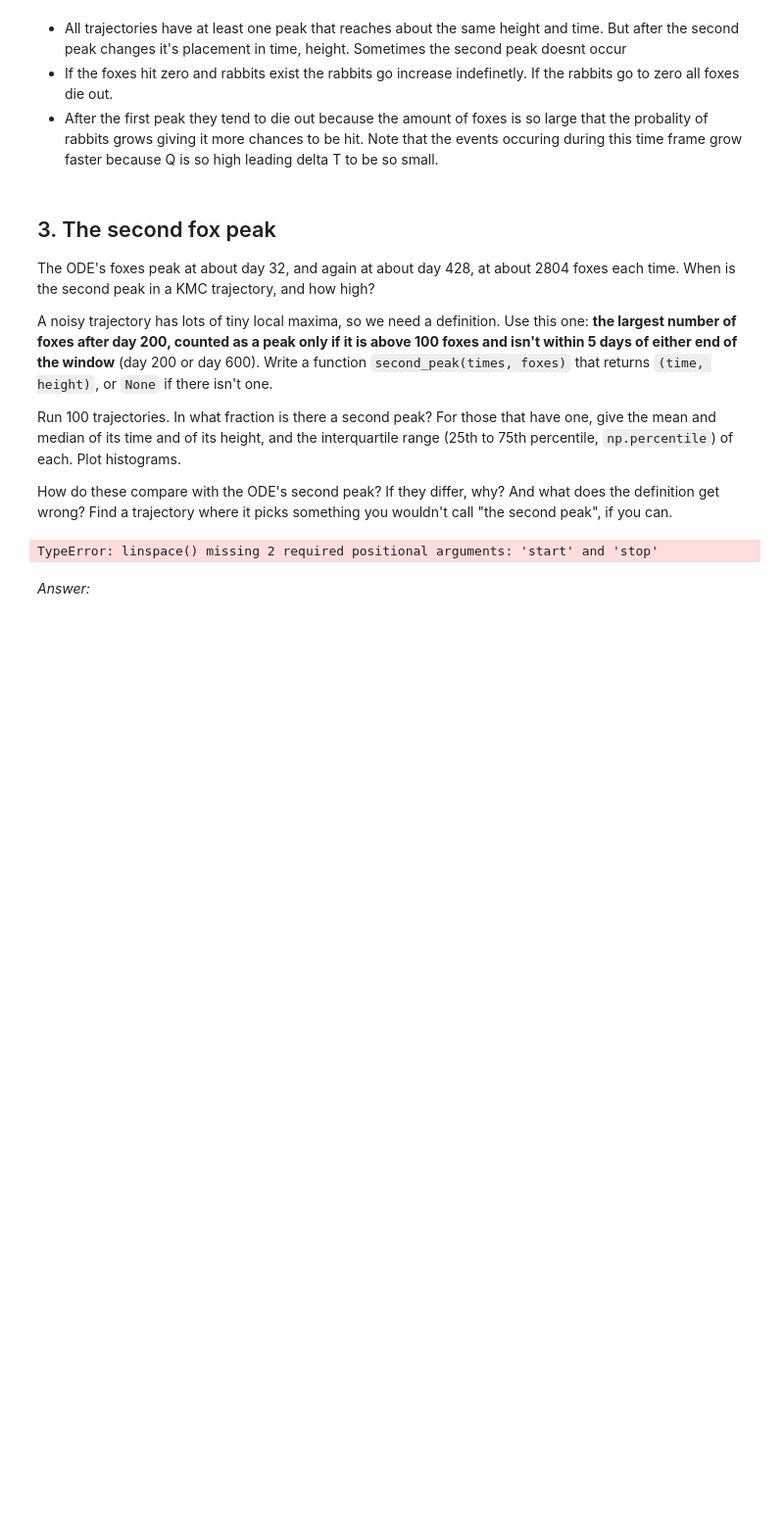
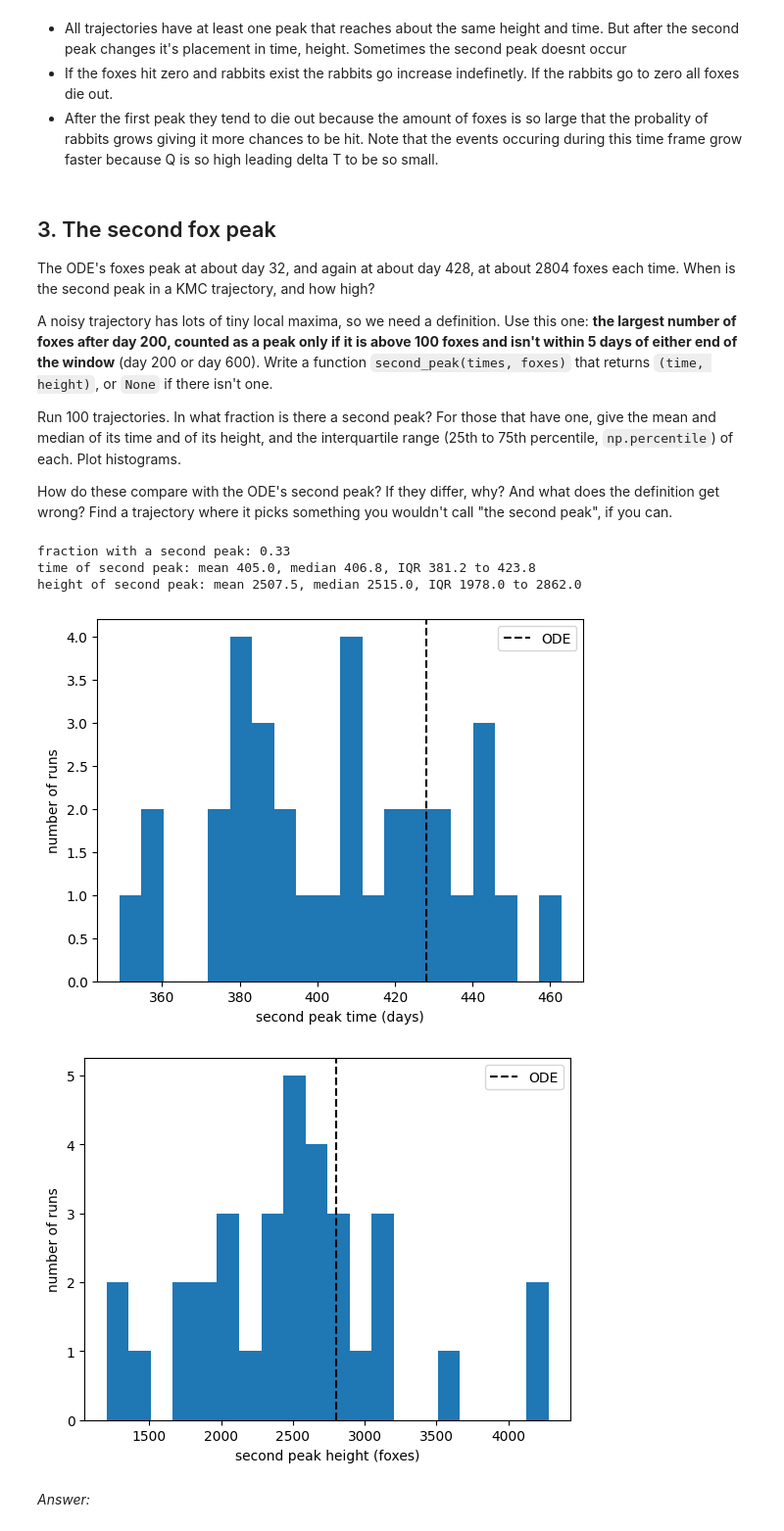
Before and after one commit to languenni/kinetic-monte-carlo, a Jupyter notebook: rabbits-and-foxes-kmc.ipynb, the cells around one changed output. Shown at 98% size. Cells and saved outputs as stored; diff of their text form; code cells hidden in the pictures; blank space fills up the shorter version.

```diff
--- a/rabbits-and-foxes-kmc.ipynb
+++ b/rabbits-and-foxes-kmc.ipynb
@@ -314,20 +314,55 @@ call "the second peak", if you can.
 # %%
 def second_peak(times, foxes):
     after = times > 200
     t_win = times[after]
     f_win = foxes[after]
+    if len(t_win) == 0:
+        return None  # run ended before day 200
     i = np.argmax(f_win)
-    time_peak = t_win[i]
+    t_peak = t_win[i]
     height = f_win[i]
     if height <= 100:
         return None
     if t_peak < 200 + 5 or t_peak > 600 - 5:
         return None
 
-    return time_peak, height
+    return t_peak, height
 
-trials = np.linspace()
+runs_T = []
+runs_H = []
+for seed in range(100):
+    t_seed,R_seed,F_seed = kmc(rng = seed)
+    peak = second_peak(t_seed, F_seed)
+    if peak is not None:
+        runs_T.append(peak[0])
+        runs_H.append(peak[1])
+#Had to look up how do due statistics in python lists
+print(f"fraction with a second peak: {len(peak_times) / n_runs:.2f}")
+
+q25, q75 = np.percentile(runs_T, [25, 75])
+print(f"time of second peak: mean {np.mean(runs_T):.1f}, median {np.median(runs_T):.1f}, "
+       f"IQR {q25:.1f} to {q75:.1f}")
+q25, q75 = np.percentile(runs_H, [25, 75])
+print(f"height of second peak: mean {np.mean(runs_H):.1f}, median {np.median(runs_H):.1f}, "
+       f"IQR {q25:.1f} to {q75:.1f}")
+
+plt.axvline(428, color="k", ls="--", label="ODE")
+plt.xlabel("second peak time (days)")
+plt.ylabel("number of runs")
+plt.legend()
+plt.hist(runs_T, bins=20)
+plt.show()
+plt.axvline(2804, color="k", ls="--", label="ODE")
+plt.xlabel("second peak height (foxes)")
+plt.ylabel("number of runs")
+plt.legend()
+plt.hist(runs_H, bins=20)
+plt.show()
 # %% [output]
-TypeError: linspace() missing 2 required positional arguments: 'start' and 'stop'
+fraction with a second peak: 0.33
+time of second peak: mean 405.0, median 406.8, IQR 381.2 to 423.8
+height of second peak: mean 2507.5, median 2515.0, IQR 1978.0 to 2862.0
+[figure, added]
+[figure, added]
 # %% [markdown]
 *Answer:*
```
Also changed, not shown: parts of 9 cells of this notebook.
